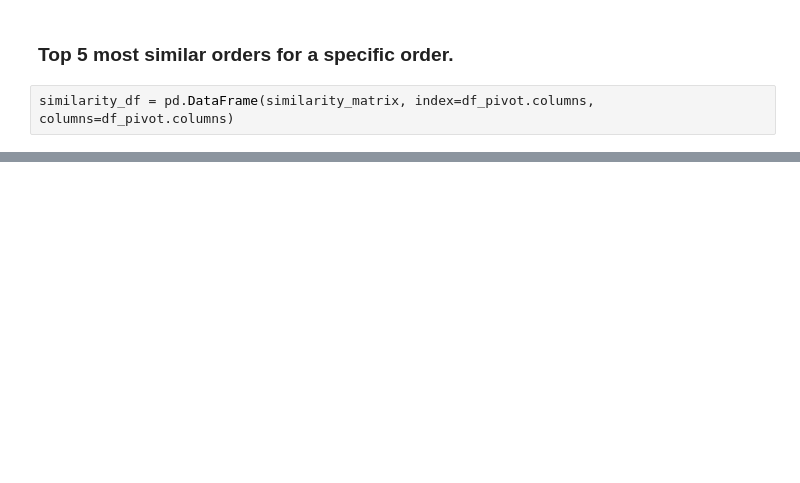
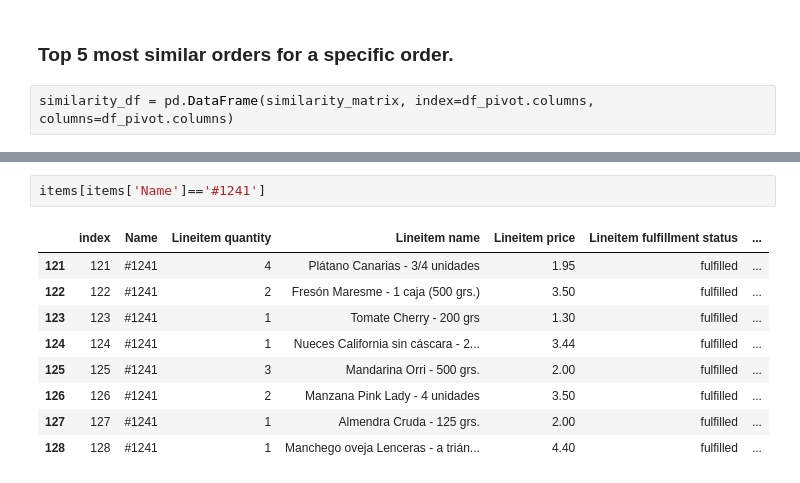
Before and after one commit to adriaferrer/Vimet, a Jupyter notebook: 04.Model/Recommender_order.ipynb, the cells around one changed output, grey strips where cells are left out. Saved outputs shown, nothing was run; the diff lists cells and outputs as text; blank space fills up the shorter version.

```diff
--- a/04.Model/Recommender_order.ipynb
+++ b/04.Model/Recommender_order.ipynb
@@ -72,0 +128,12 @@ plt.show()
+# %%
+items[items['Name']=='#1241']
+# %% [output]
+|  | index | Name | Lineitem quantity | Lineitem name | Lineitem price | Lineitem fulfillment status | ... |
+| 121 | 121 | #1241 | 4 | Plátano Canarias - 3/4 unidades | 1.95 | fulfilled | ... |
+| 122 | 122 | #1241 | 2 | Fresón Maresme - 1 caja (500 grs.) | 3.50 | fulfilled | ... |
+| 123 | 123 | #1241 | 1 | Tomate Cherry - 200 grs | 1.30 | fulfilled | ... |
+| 124 | 124 | #1241 | 1 | Nueces California sin cáscara - 2... | 3.44 | fulfilled | ... |
+| 125 | 125 | #1241 | 3 | Mandarina Orri - 500 grs. | 2.00 | fulfilled | ... |
+| 126 | 126 | #1241 | 2 | Manzana Pink Lady - 4 unidades | 3.50 | fulfilled | ... |
+| 127 | 127 | #1241 | 1 | Almendra Cruda - 125 grs. | 2.00 | fulfilled | ... |
+| 128 | 128 | #1241 | 1 | Manchego oveja Lenceras - a trián... | 4.40 | fulfilled | ... |
```
Also changed, not shown: parts of 23 cells of this notebook.
